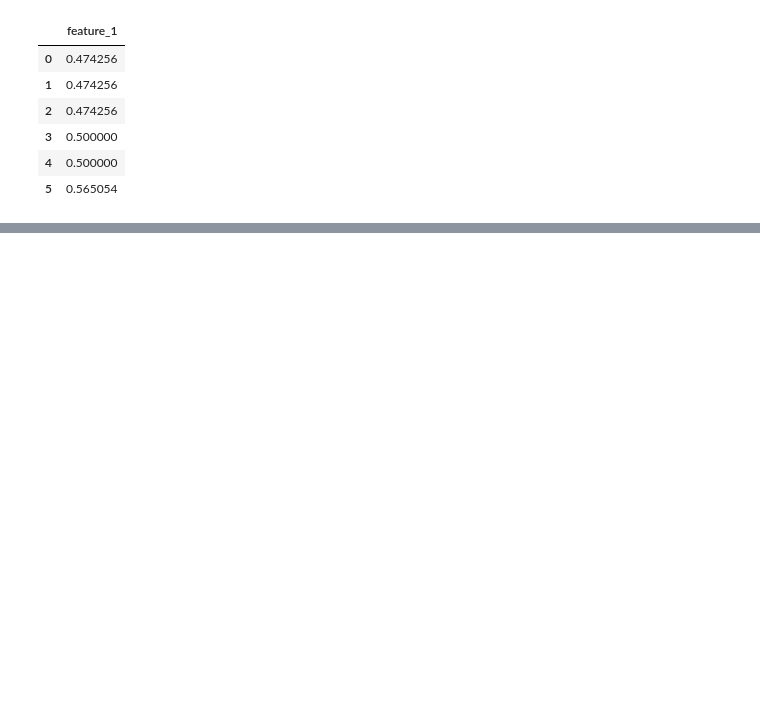
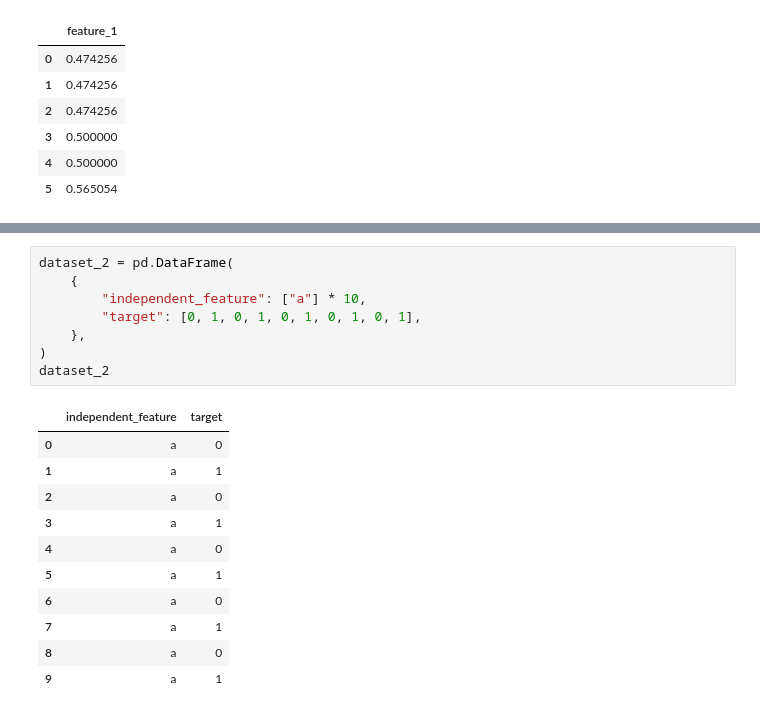
Before and after one commit to dooreas/TowardsCatboost, a Jupyter notebook: towards_catboost.ipynb, the cells around one changed output, grey strips where cells are left out. Cells and saved outputs as stored; diff of their text form; blank space fills up the shorter version.

```diff
--- a/towards_catboost.ipynb
+++ b/towards_catboost.ipynb
@@ -182,0 +187,20 @@ These are basically two scenarios:
+# %%
+dataset_2 = pd.DataFrame(
+    {
+        "independent_feature": ["a"] * 10,
+        "target": [0, 1, 0, 1, 0, 1, 0, 1, 0, 1],
+    },
+)
+dataset_2
+# %% [output]
+|  | independent_feature | target |
+| 0 | a | 0 |
+| 1 | a | 1 |
+| 2 | a | 0 |
+| 3 | a | 1 |
+| 4 | a | 0 |
+| 5 | a | 1 |
+| 6 | a | 0 |
+| 7 | a | 1 |
+| 8 | a | 0 |
+| 9 | a | 1 |
```
Also changed, not shown: parts of 8 cells of this notebook, 1 other file.
